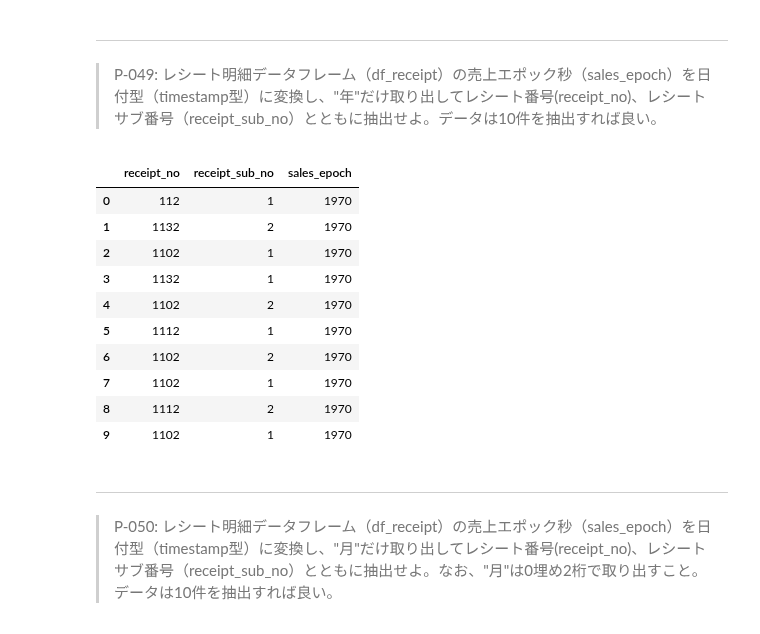
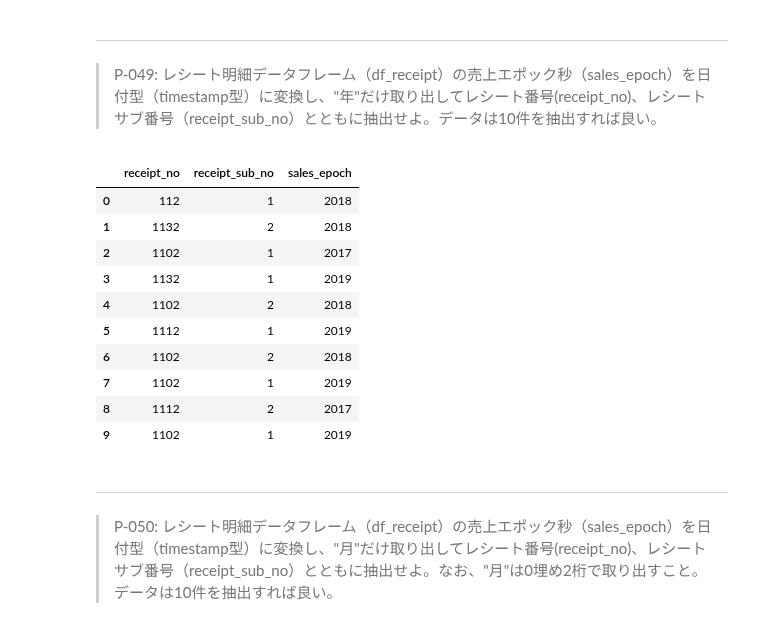
Before and after one commit to yohata1013/koan, a Jupyter notebook: 100knock/submit/yukario/100_knock_Python(yukario).ipynb, the cells around one changed output. Saved outputs shown, nothing was run; the diff lists cells and outputs as text; code cells hidden in the pictures.

```diff
--- a/100knock/submit/yukario/100_knock_Python(yukario).ipynb
+++ b/100knock/submit/yukario/100_knock_Python(yukario).ipynb
@@ -1095,23 +1096,23 @@ Name: sales_epoch, Length: 104681, dtype: datetime64[ns]
 > P-049: レシート明細データフレーム（df_receipt）の売上エポック秒（sales_epoch）を日付型（timestamp型）に変換し、"年"だけ取り出してレシート番号(receipt_no)、レシートサブ番号（receipt_sub_no）とともに抽出せよ。データは10件を抽出すれば良い。
 # %%
 df49=df_receipt.copy()
-df49['sales_epoch']=pd.to_datetime(df49['sales_epoch'])
+df49['sales_epoch']=pd.to_datetime(df49['sales_epoch'].astype(int),unit='s')
 df49['sales_epoch']=df49['sales_epoch'].dt.strftime('%Y')
 df49[['receipt_no','receipt_sub_no','sales_epoch']].head(10)
 
 #df49['sales_epoch']
 # %% [output]
 |  | receipt_no | receipt_sub_no | sales_epoch |
-| 0 | 112 | 1 | 1970 |
-| 1 | 1132 | 2 | 1970 |
-| 2 | 1102 | 1 | 1970 |
-| 3 | 1132 | 1 | 1970 |
-| 4 | 1102 | 2 | 1970 |
-| 5 | 1112 | 1 | 1970 |
-| 6 | 1102 | 2 | 1970 |
-| 7 | 1102 | 1 | 1970 |
-| 8 | 1112 | 2 | 1970 |
-| 9 | 1102 | 1 | 1970 |
+| 0 | 112 | 1 | 2018 |
+| 1 | 1132 | 2 | 2018 |
+| 2 | 1102 | 1 | 2017 |
+| 3 | 1132 | 1 | 2019 |
+| 4 | 1102 | 2 | 2018 |
+| 5 | 1112 | 1 | 2019 |
+| 6 | 1102 | 2 | 2018 |
+| 7 | 1102 | 1 | 2019 |
+| 8 | 1112 | 2 | 2017 |
+| 9 | 1102 | 1 | 2019 |
 # %% [markdown]
 ---
 > P-050: レシート明細データフレーム（df_receipt）の売上エポック秒（sales_epoch）を日付型（timestamp型）に変換し、"月"だけ取り出してレシート番号(receipt_no)、レシートサブ番号（receipt_sub_no）とともに抽出せよ。なお、"月"は0埋め2桁で取り出すこと。データは10件を抽出すれば良い。
```
Also changed, not shown: parts of 24 cells of this notebook.
